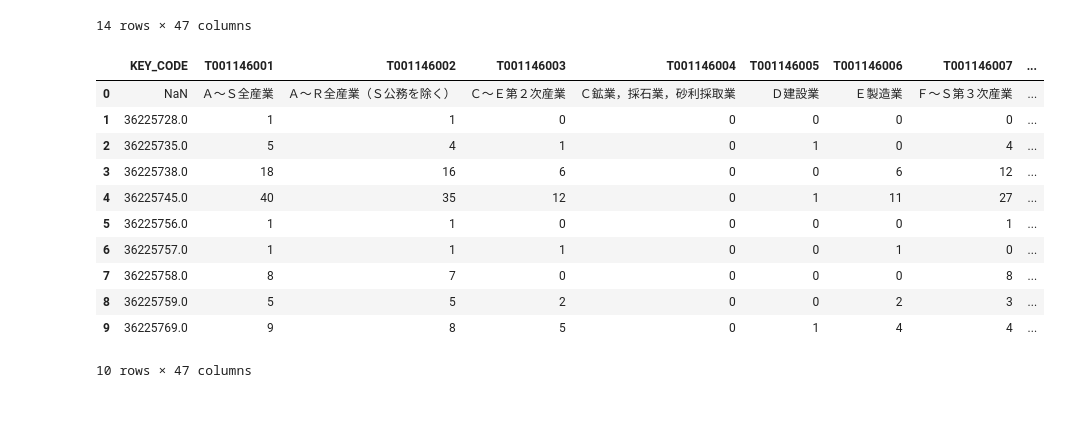
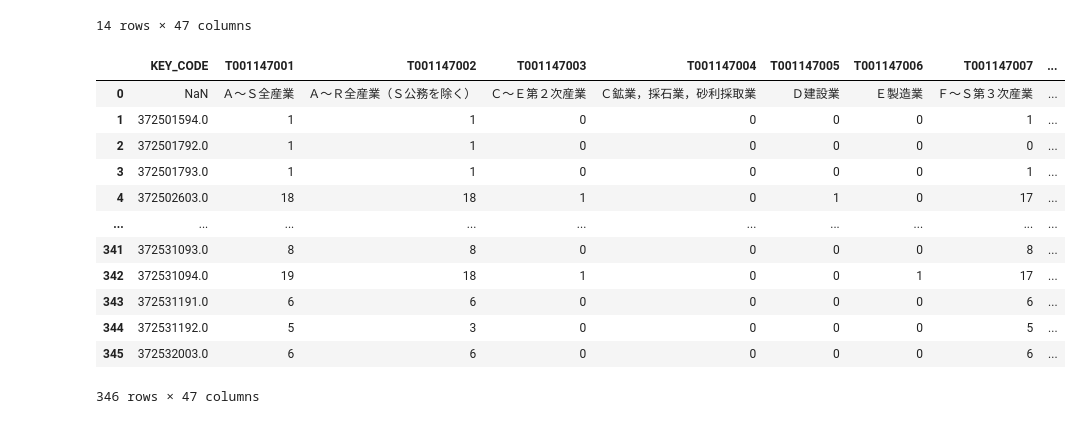
Before and after one commit to abukuma777/e-stat, a Jupyter notebook: test.ipynb, the cells around one changed output. Cells and saved outputs as stored; diff of their text form; code cells hidden in the pictures.

```diff
--- a/test.ipynb
+++ b/test.ipynb
@@ -73,18 +73,19 @@ df0
 | 13 | 362257692.0 | 8 | 7 | 4 | 0 | 1 | 3 | 4 | ... |
 14 rows × 47 columns
 # %%
-df1 = pd.read_csv(csv_file_list[0])
+df1 = pd.read_csv(csv_file_list[5])
 df1
 # %% [output]
-|  | KEY_CODE | T001146001 | T001146002 | T001146003 | T001146004 | T001146005 | T001146006 | T001146007 | ... |
+|  | KEY_CODE | T001147001 | T001147002 | T001147003 | T001147004 | T001147005 | T001147006 | T001147007 | ... |
 | 0 | NaN | Ａ〜Ｓ全産業 | Ａ〜Ｒ全産業（Ｓ公務を除く） | Ｃ〜Ｅ第２次産業 | Ｃ鉱業，採石業，砂利採取業 | Ｄ建設業 | Ｅ製造業 | Ｆ〜Ｓ第３次産業 | ... |
-| 1 | 36225728.0 | 1 | 1 | 0 | 0 | 0 | 0 | 0 | ... |
-| 2 | 36225735.0 | 5 | 4 | 1 | 0 | 1 | 0 | 4 | ... |
-| 3 | 36225738.0 | 18 | 16 | 6 | 0 | 0 | 6 | 12 | ... |
-| 4 | 36225745.0 | 40 | 35 | 12 | 0 | 1 | 11 | 27 | ... |
-| 5 | 36225756.0 | 1 | 1 | 0 | 0 | 0 | 0 | 1 | ... |
-| 6 | 36225757.0 | 1 | 1 | 1 | 0 | 0 | 1 | 0 | ... |
-| 7 | 36225758.0 | 8 | 7 | 0 | 0 | 0 | 0 | 8 | ... |
-| 8 | 36225759.0 | 5 | 5 | 2 | 0 | 0 | 2 | 3 | ... |
-| 9 | 36225769.0 | 9 | 8 | 5 | 0 | 1 | 4 | 4 | ... |
+| 1 | 372501594.0 | 1 | 1 | 0 | 0 | 0 | 0 | 1 | ... |
+| 2 | 372501792.0 | 1 | 1 | 0 | 0 | 0 | 0 | 0 | ... |
+| 3 | 372501793.0 | 1 | 1 | 0 | 0 | 0 | 0 | 1 | ... |
+| 4 | 372502603.0 | 18 | 18 | 1 | 0 | 1 | 0 | 17 | ... |
+| ... | ... | ... | ... | ... | ... | ... | ... | ... | ... |
+| 341 | 372531093.0 | 8 | 8 | 0 | 0 | 0 | 0 | 8 | ... |
+| 342 | 372531094.0 | 19 | 18 | 1 | 0 | 0 | 1 | 17 | ... |
+| 343 | 372531191.0 | 6 | 6 | 0 | 0 | 0 | 0 | 6 | ... |
+| 344 | 372531192.0 | 5 | 3 | 0 | 0 | 0 | 0 | 5 | ... |
+| 345 | 372532003.0 | 6 | 6 | 0 | 0 | 0 | 0 | 6 | ... |
-10 rows × 47 columns
+346 rows × 47 columns
```
Also changed, not shown: parts of 1 cell of this notebook, 1 other file.
